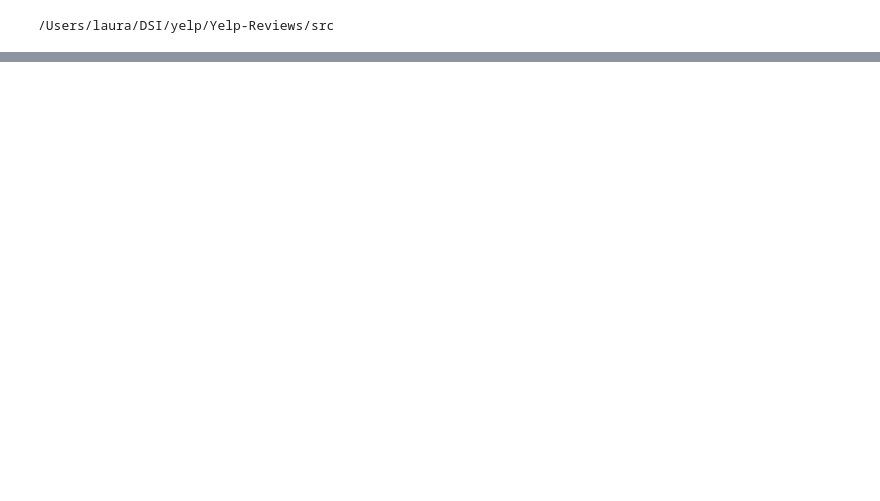
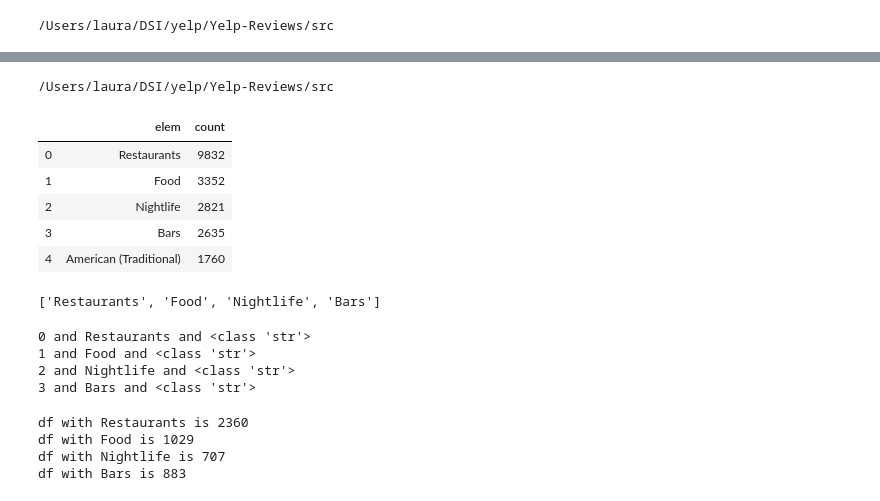
Before and after one commit to Laura-Kimble/Yelp-Reviews, a Jupyter notebook: notebooks/more_eda.ipynb, the cells around one changed output, grey strips where cells are left out. Drawn from its saved outputs; the diff is of its cells as text; code cells hidden in the pictures; blank space fills up the shorter version.

Commit message:
charlotte map layers

```diff
--- a/notebooks/more_eda.ipynb
+++ b/notebooks/more_eda.ipynb
@@ -117,0 +114,30 @@ base_map
+# %%
+cd src
+# %% [output]
+/Users/laura/DSI/yelp/Yelp-Reviews/src
+# %%
+category_counts = pd.read_pickle('../data/pickled_category_counts')
+category_counts[0:5]
+# %% [output]
+|  | elem | count |
+| 0 | Restaurants | 9832 |
+| 1 | Food | 3352 |
+| 2 | Nightlife | 2821 |
+| 3 | Bars | 2635 |
+| 4 | American (Traditional) | 1760 |
+# %%
+top_5_cats = list(category_counts['elem'][0:5])
+top_5_cats
+top_4_cats = list(category_counts['elem'][0:4])
+top_4_cats
+# %% [output]
+['Restaurants', 'Food', 'Nightlife', 'Bars']
+# %%
+for idx, cat in enumerate(top_4_cats):
+    tp = type(cat)
+    print(f'{idx} and {cat} and {tp}')
+# %% [output]
+0 and Restaurants and <class 'str'>
+1 and Food and <class 'str'>
+2 and Nightlife and <class 'str'>
+3 and Bars and <class 'str'>
@@ -117,0 +146,10 @@ base_map
+# %%
+for layer in top_4_cats:
+    my_df = vegas_df[vegas_df['categories'].str.contains(layer)]
+    n = len(my_df)
+    print(f'df with {layer} is {n}')
+# %% [output]
+df with Restaurants is 2360
+df with Food is 1029
+df with Nightlife is 707
+df with Bars is 883
```
Also changed, not shown: parts of 4 cells of this notebook, 9 other files.
